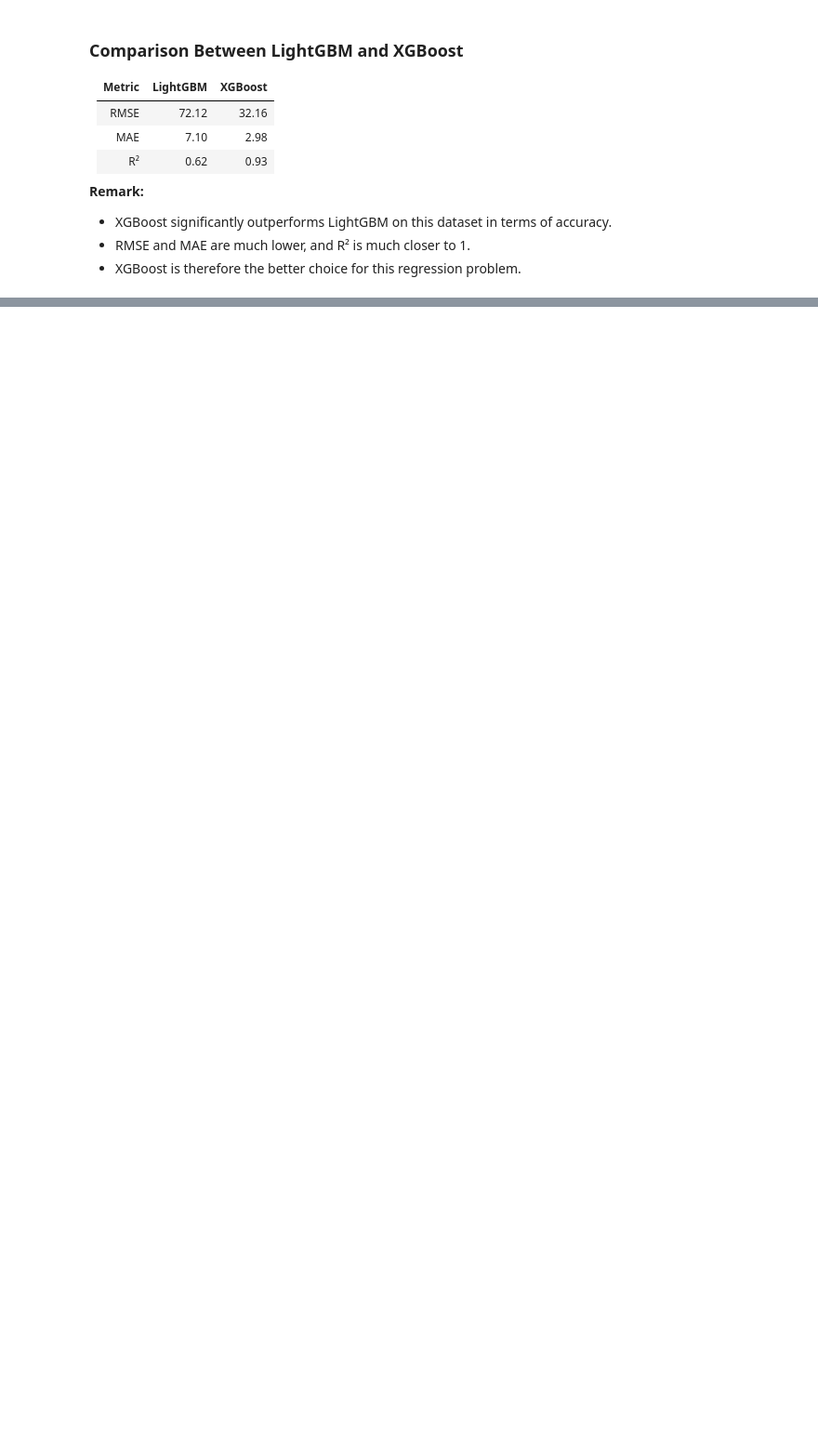
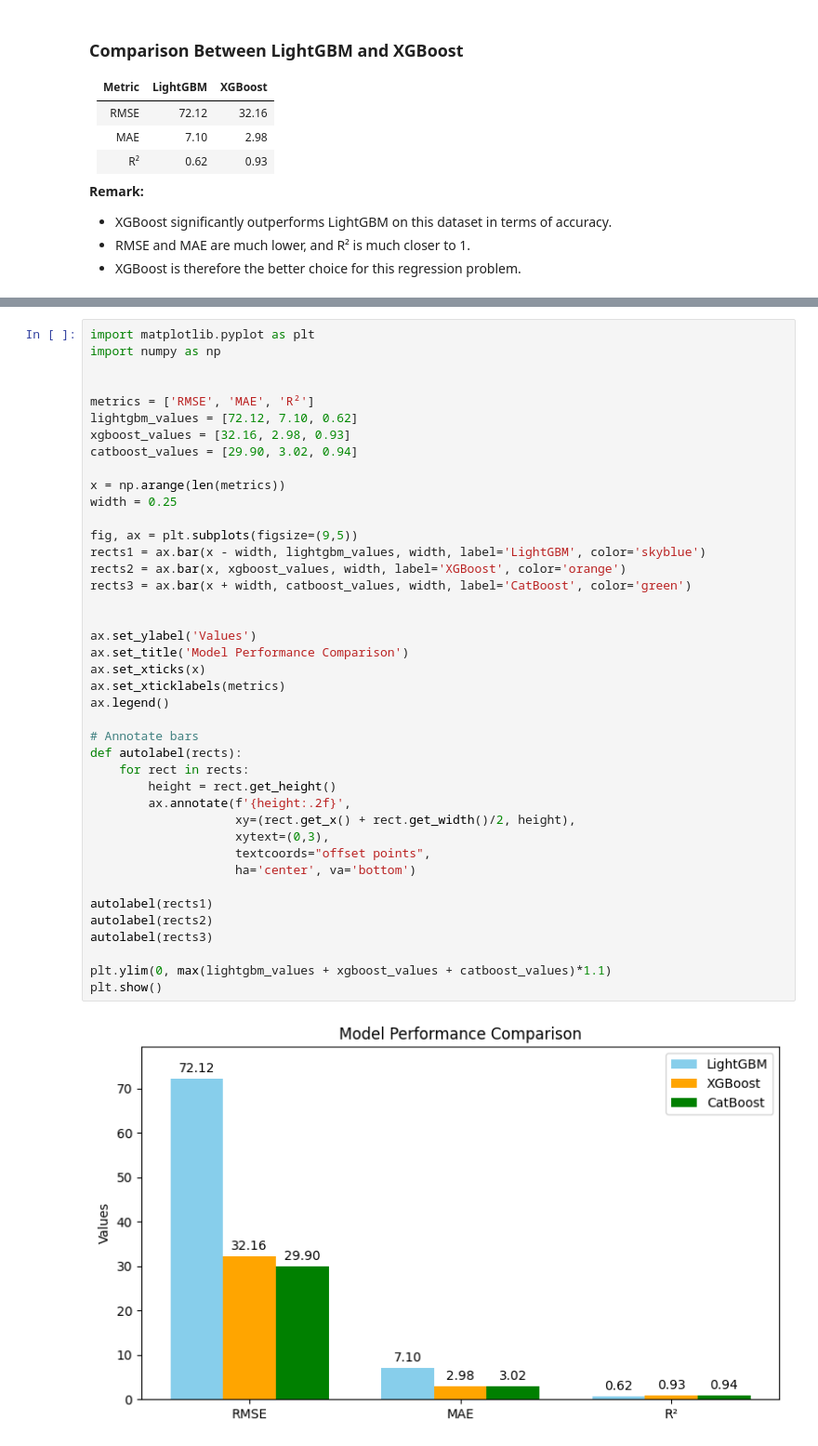
Before and after one commit to NadaManai/Customer-Lifetime-Value-Prediction-Segmentation-for-E-commerce, a Jupyter notebook: CLV prediction and customer segmentation/Customer Lifetime Value (CLV) prediction.ipynb, the cells around one changed output, grey strips where cells are left out. Shown at 93% size. Drawn from its saved outputs; the diff is of its cells as text; blank space fills up the shorter version.

```diff
--- a/CLV prediction and customer segmentation/Customer Lifetime Value (CLV) prediction.ipynb
+++ b/CLV prediction and customer segmentation/Customer Lifetime Value (CLV) prediction.ipynb
@@ -313,0 +480,43 @@ optuna.visualization.plot_param_importances(study)
+# %%
+import matplotlib.pyplot as plt
+import numpy as np
+
+
+metrics = ['RMSE', 'MAE', 'R²']
+lightgbm_values = [72.12, 7.10, 0.62]
+xgboost_values = [32.16, 2.98, 0.93]
+catboost_values = [29.90, 3.02, 0.94]
+
+x = np.arange(len(metrics))
+width = 0.25
+
+fig, ax = plt.subplots(figsize=(9,5))
+rects1 = ax.bar(x - width, lightgbm_values, width, label='LightGBM', color='skyblue')
+rects2 = ax.bar(x, xgboost_values, width, label='XGBoost', color='orange')
+rects3 = ax.bar(x + width, catboost_values, width, label='CatBoost', color='green')
+
+
+ax.set_ylabel('Values')
+ax.set_title('Model Performance Comparison')
+ax.set_xticks(x)
+ax.set_xticklabels(metrics)
+ax.legend()
+
+# Annotate bars
+def autolabel(rects):
+    for rect in rects:
+        height = rect.get_height()
+        ax.annotate(f'{height:.2f}',
+                    xy=(rect.get_x() + rect.get_width()/2, height),
+                    xytext=(0,3),
+                    textcoords="offset points",
+                    ha='center', va='bottom')
+
+autolabel(rects1)
+autolabel(rects2)
+autolabel(rects3)
+
+plt.ylim(0, max(lightgbm_values + xgboost_values + catboost_values)*1.1)
+plt.show()
+# %% [output]
+[figure, added]
```
Also changed, not shown: parts of 13 cells of this notebook, 6 other files.
